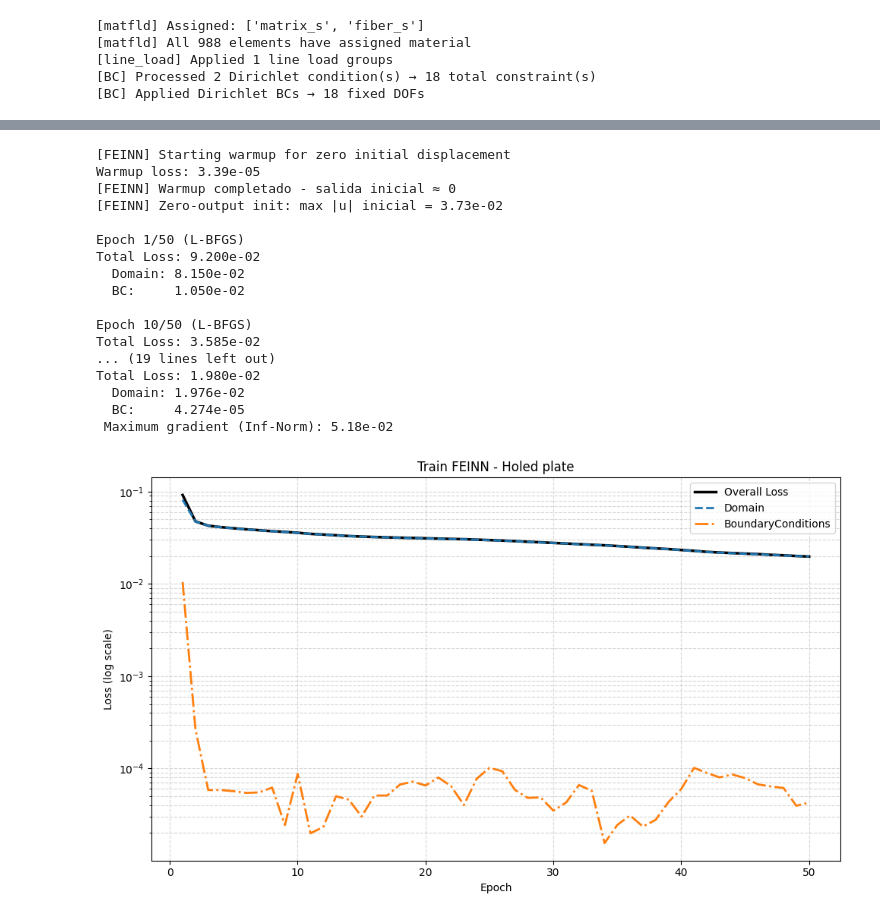
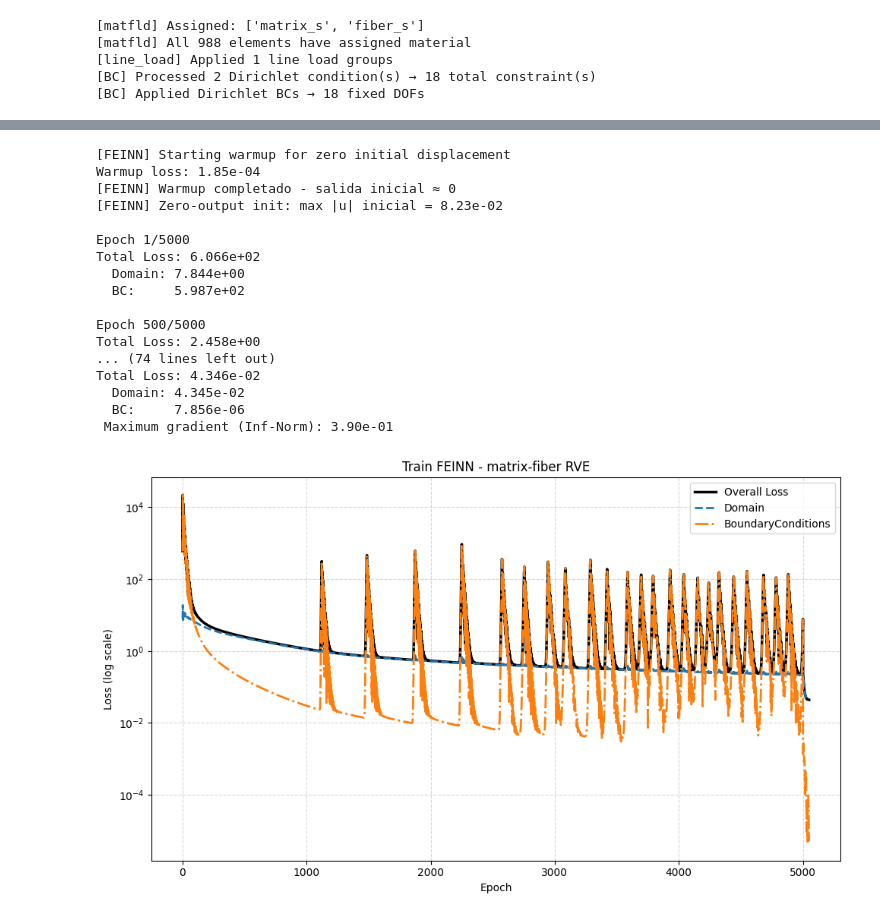
Before and after one commit to bdesia/feinn_project, a Jupyter notebook: notebooks/FEINN_example3/E3_RVE.ipynb, the cells around one changed output, grey strips where cells are left out. Cells and saved outputs as stored; diff of their text form; code cells hidden in the pictures.

```diff
--- a/notebooks/FEINN_example3/E3_RVE.ipynb
+++ b/notebooks/FEINN_example3/E3_RVE.ipynb
@@ -49,7 +49,7 @@ matfield = {'matrix_s': soft,
 from feinn_solver import LineLoad
 
 traction = {
-            'right_e': LineLoad(fx = 1.0, fy = 0, reference = "global"),
+            'right_e': LineLoad(fx = .10, fy = 0, reference = "global"),
             }
 # %% [markdown]
 ### Model
@@ -94,8 +94,8 @@ feinn_solver = FEINN(
     matfld=matfield,
     line_loads = traction,
     verbose=False,
-    nnet = mFCNet(num_layers=3, num_neurons=64),
-    bc_weight=1,
+    nnet = mFCNet(num_layers=6, num_neurons=64),
+    bc_weight=1e6,
     nnet_init = 'xavier',
     )
 # %%
@@ -103,8 +103,8 @@ from types import SimpleNamespace
 
 cfg = SimpleNamespace(**{})
 
-cfg.epochs = 0
-cfg.learning_rate = 1e-2
+cfg.epochs = 5000
+cfg.learning_rate = 1e-3
 cfg.lr_min = 1e-5
 # %%
 import torch
@@ -124,29 +124,28 @@ scheduler = torch.optim.lr_scheduler.CosineAnnealingLR(
 # Entrenar
 feinn_solver.train(epochs = cfg.epochs,
                    optimizer=optimizer,
-                   scheduler=scheduler,
                    lbfgs_epochs = 50,
                    warmup = True,
                    verbose = True)
 # %% [output]
 [FEINN] Starting warmup for zero initial displacement
-Warmup loss: 3.39e-05
+Warmup loss: 1.85e-04
 [FEINN] Warmup completado - salida inicial ≈ 0
-[FEINN] Zero-output init: max |u| inicial = 3.73e-02
+[FEINN] Zero-output init: max |u| inicial = 8.23e-02
 
-Epoch 1/50 (L-BFGS)
-Total Loss: 9.200e-02
-  Domain: 8.150e-02
-  BC:     1.050e-02
+Epoch 1/5000
+Total Loss: 6.066e+02
+  Domain: 7.844e+00
+  BC:     5.987e+02
 
-Epoch 10/50 (L-BFGS)
-Total Loss: 3.585e-02
-... (19 lines left out)
-Total Loss: 1.980e-02
-  Domain: 1.976e-02
-  BC:     4.274e-05
- Maximum gradient (Inf-Norm): 5.18e-02
+Epoch 500/5000
+Total Loss: 2.458e+00
+... (74 lines left out)
+Total Loss: 4.346e-02
+  Domain: 4.345e-02
+  BC:     7.856e-06
+ Maximum gradient (Inf-Norm): 3.90e-01
 # %%
-feinn_solver.plot_history(title="Train FEINN - Holed plate")
+feinn_solver.plot_history(title="Train FEINN - matrix-fiber RVE")
 # %% [output]
-[figure, old version]
+[figure, new version]
```
Also changed, not shown: parts of 6 cells of this notebook, 4 other files.
